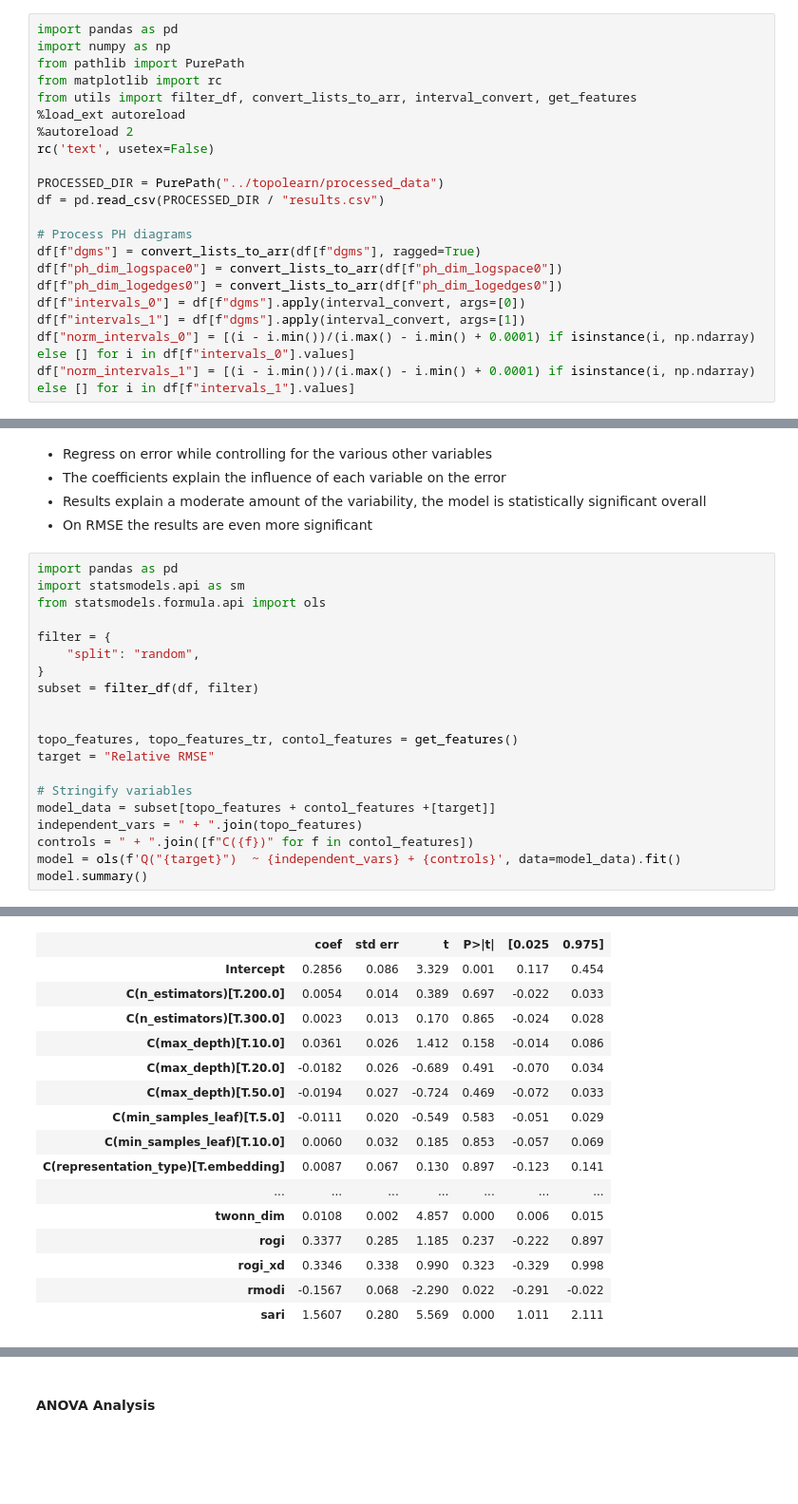
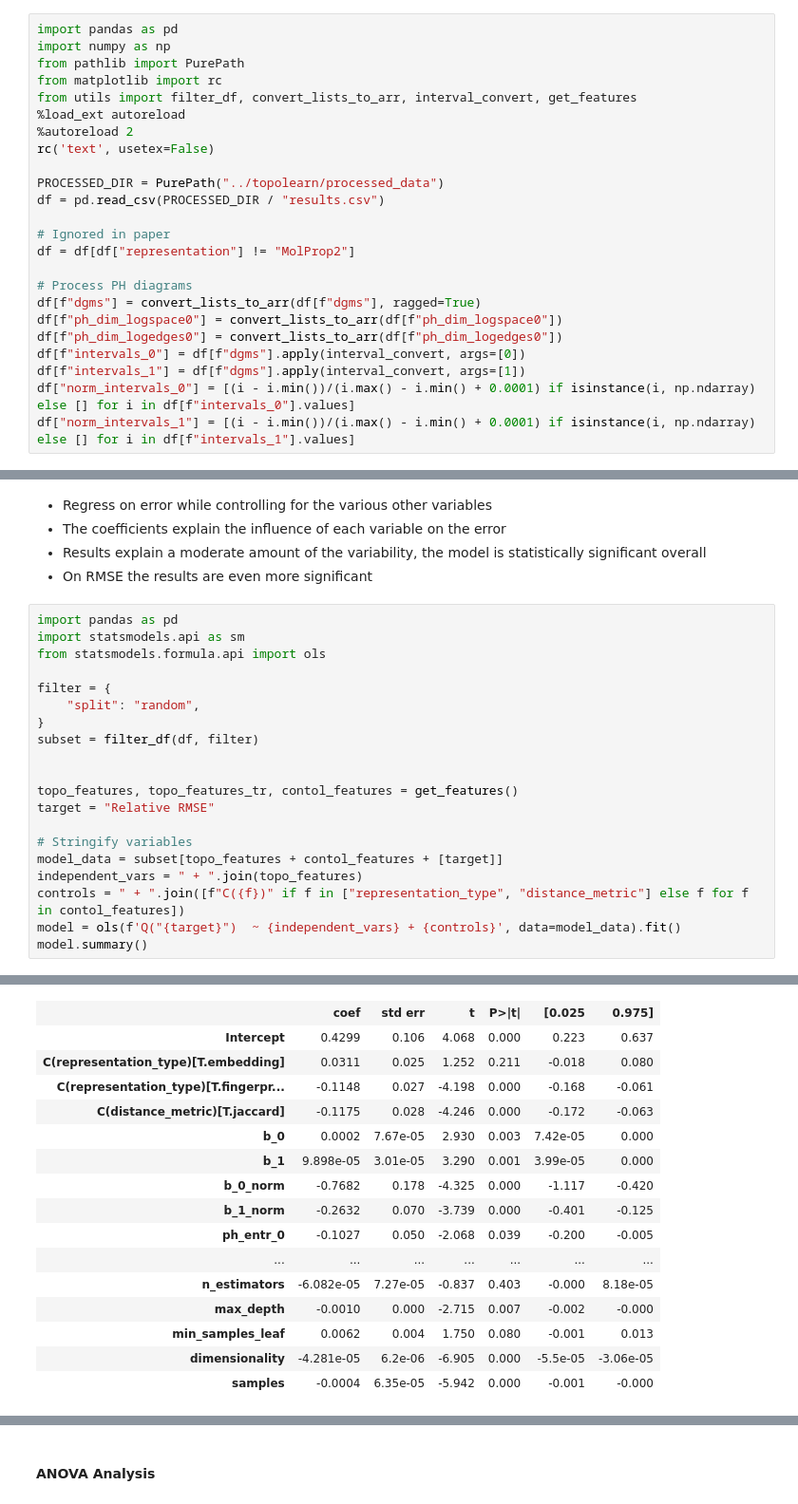
Before and after one commit to Boehringer-Ingelheim/topolearn, a Jupyter notebook: notebooks/04_analysis_corr.ipynb, the cells around one changed output, grey strips where cells are left out. Shown at 95% size. Drawn from its saved outputs; the diff is of its cells as text; blank space fills up the shorter version.

```diff
--- a/notebooks/04_analysis_corr.ipynb
+++ b/notebooks/04_analysis_corr.ipynb
@@ -13,6 +13,9 @@ rc('text', usetex=False)
 PROCESSED_DIR = PurePath("../topolearn/processed_data")
 df = pd.read_csv(PROCESSED_DIR / "results.csv")
 
+# Ignored in paper
+df = df[df["representation"] != "MolProp2"]
+
 # Process PH diagrams
 df[f"dgms"] = convert_lists_to_arr(df[f"dgms"], ragged=True)
 df[f"ph_dim_logspace0"] = convert_lists_to_arr(df[f"ph_dim_logspace0"])
@@ -46,9 +46,9 @@ topo_features, topo_features_tr, contol_features = get_features()
 target = "Relative RMSE"
 
 # Stringify variables
-model_data = subset[topo_features + contol_features +[target]]
+model_data = subset[topo_features + contol_features + [target]]
 independent_vars = " + ".join(topo_features)
-controls = " + ".join([f"C({f})" for f in contol_features])
+controls = " + ".join([f"C({f})" if f in ["representation_type", "distance_metric"] else f for f in contol_features])
 model = ols(f'Q("{target}")  ~ {independent_vars} + {controls}', data=model_data).fit()
 model.summary()
 # %% [output]
@@ -64,17 +64,17 @@ OLS Regression Results
 | Covariance Type: | nonrobust |  |  |
 |  | coef | std err | t | P>|t| | [0.025 | 0.975] |
-| Intercept | 0.2856 | 0.086 | 3.329 | 0.001 | 0.117 | 0.454 |
-| C(n_estimators)[T.200.0] | 0.0054 | 0.014 | 0.389 | 0.697 | -0.022 | 0.033 |
-| C(n_estimators)[T.300.0] | 0.0023 | 0.013 | 0.170 | 0.865 | -0.024 | 0.028 |
-| C(max_depth)[T.10.0] | 0.0361 | 0.026 | 1.412 | 0.158 | -0.014 | 0.086 |
-| C(max_depth)[T.20.0] | -0.0182 | 0.026 | -0.689 | 0.491 | -0.070 | 0.034 |
-| C(max_depth)[T.50.0] | -0.0194 | 0.027 | -0.724 | 0.469 | -0.072 | 0.033 |
-| C(min_samples_leaf)[T.5.0] | -0.0111 | 0.020 | -0.549 | 0.583 | -0.051 | 0.029 |
-| C(min_samples_leaf)[T.10.0] | 0.0060 | 0.032 | 0.185 | 0.853 | -0.057 | 0.069 |
-| C(representation_type)[T.embedding] | 0.0087 | 0.067 | 0.130 | 0.897 | -0.123 | 0.141 |
+| Intercept | 0.4299 | 0.106 | 4.068 | 0.000 | 0.223 | 0.637 |
+| C(representation_type)[T.embedding] | 0.0311 | 0.025 | 1.252 | 0.211 | -0.018 | 0.080 |
+| C(representation_type)[T.fingerpr... | -0.1148 | 0.027 | -4.198 | 0.000 | -0.168 | -0.061 |
+| C(distance_metric)[T.jaccard] | -0.1175 | 0.028 | -4.246 | 0.000 | -0.172 | -0.063 |
+| b_0 | 0.0002 | 7.67e-05 | 2.930 | 0.003 | 7.42e-05 | 0.000 |
+| b_1 | 9.898e-05 | 3.01e-05 | 3.290 | 0.001 | 3.99e-05 | 0.000 |
+| b_0_norm | -0.7682 | 0.178 | -4.325 | 0.000 | -1.117 | -0.420 |
+| b_1_norm | -0.2632 | 0.070 | -3.739 | 0.000 | -0.401 | -0.125 |
+| ph_entr_0 | -0.1027 | 0.050 | -2.068 | 0.039 | -0.200 | -0.005 |
 | ... | ... | ... | ... | ... | ... | ... |
-| twonn_dim | 0.0108 | 0.002 | 4.857 | 0.000 | 0.006 | 0.015 |
-| rogi | 0.3377 | 0.285 | 1.185 | 0.237 | -0.222 | 0.897 |
-| rogi_xd | 0.3346 | 0.338 | 0.990 | 0.323 | -0.329 | 0.998 |
-| rmodi | -0.1567 | 0.068 | -2.290 | 0.022 | -0.291 | -0.022 |
-| sari | 1.5607 | 0.280 | 5.569 | 0.000 | 1.011 | 2.111 |
+| n_estimators | -6.082e-05 | 7.27e-05 | -0.837 | 0.403 | -0.000 | 8.18e-05 |
+| max_depth | -0.0010 | 0.000 | -2.715 | 0.007 | -0.002 | -0.000 |
+| min_samples_leaf | 0.0062 | 0.004 | 1.750 | 0.080 | -0.001 | 0.013 |
+| dimensionality | -4.281e-05 | 6.2e-06 | -6.905 | 0.000 | -5.5e-05 | -3.06e-05 |
+| samples | -0.0004 | 6.35e-05 | -5.942 | 0.000 | -0.001 | -0.000 |
```
Also changed, not shown: parts of 6 cells of this notebook, 5 other files.
